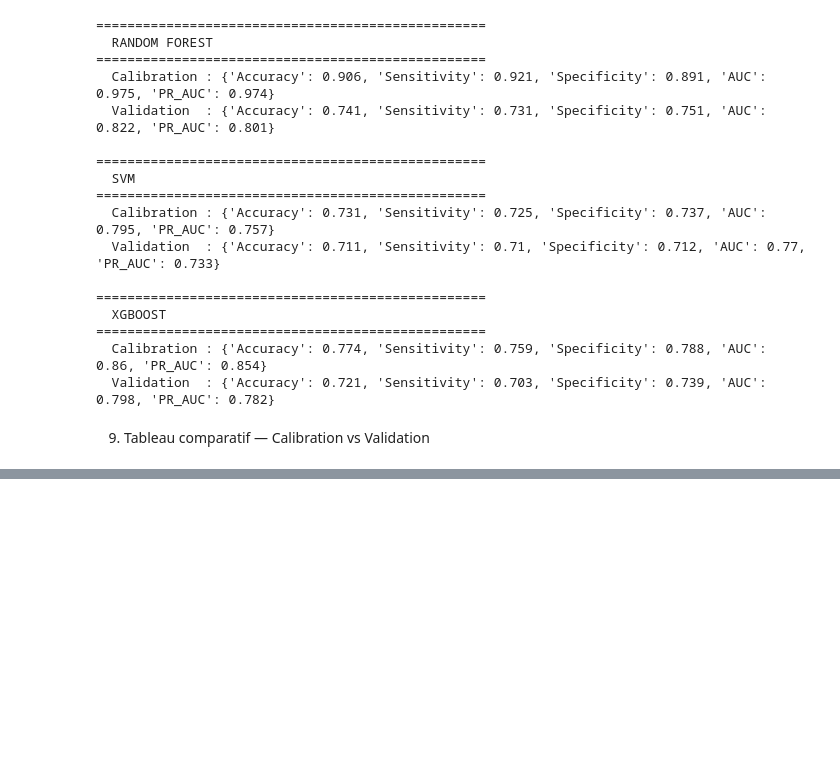
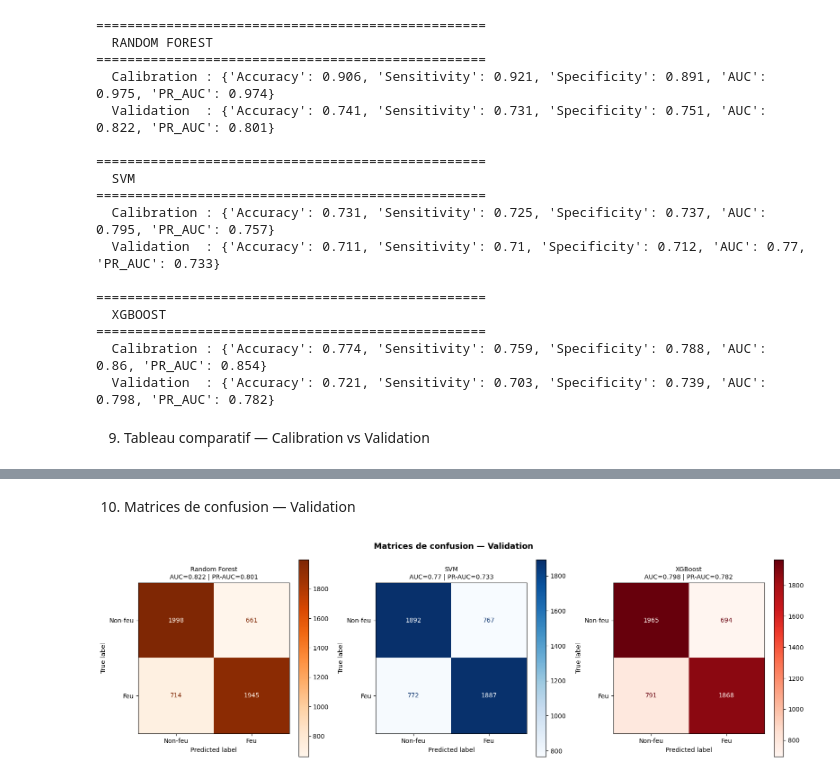
Before and after one commit to AbdelkarimElm/data-driven-wildfire-prediction-portugal, a Jupyter notebook: Reimplementation_Methods_Papers/CodeUthappa/wildfire_susceptibility_India.ipynb, the cells around one changed output, grey strips where cells are left out. Saved outputs shown, nothing was run; the diff lists cells and outputs as text; code cells hidden in the pictures; blank space fills up the shorter version.

Commit message:
Add metrics, confusion matrices and ROC curves

```diff
--- a/Reimplementation_Methods_Papers/CodeUthappa/wildfire_susceptibility_India.ipynb
+++ b/Reimplementation_Methods_Papers/CodeUthappa/wildfire_susceptibility_India.ipynb
@@ -239,3 +239,24 @@ for name, model in models.items():
   Validation  : {'Accuracy': 0.721, 'Sensitivity': 0.703, 'Specificity': 0.739, 'AUC': 0.798, 'PR_AUC': 0.782}
 # %% [markdown]
 9. Tableau comparatif — Calibration vs Validation
+# %%
+print("\n" + "="*75)
+print("  TABLE COMPARAISON — Calibration vs Validation")
+print("="*75)
+print(f"\n{'Phase':<15} {'Métrique':<15}", end="")
+for name in all_models:
+    print(f"{name:>16}", end="")
+print()
+print("-"*75)
+
+for phase, results in [("Calibration", results_calibration),
+                        ("Validation",  results_validation)]:
+    for m in metrics_list:
+        print(f"{phase:<15} {m:<15}", end="")
+        for name in all_models:
+            print(f"{results[name][m]:>16.3f}", end="")
+        print()
+    print("-"*75)
+
+print("\n  Référence papier (Uthappa et al.) :")
+print("  SVM AUC=0.974 | RF AUC=0.995 | XGB AUC=0.994")
@@ -241,0 +281,19 @@ for name, model in models.items():
+# %% [markdown]
+10. Matrices de confusion — Validation
+# %%
+fig, axes = plt.subplots(1, 3, figsize=(16, 5))
+fig.suptitle("Matrices de confusion — Validation", fontsize=13, fontweight='bold')
+
+for i, (name, model) in enumerate(trained_models.items()):
+    ConfusionMatrixDisplay.from_predictions(
+        y_test, model.predict(X_test_sc),
+        display_labels=['Non-feu', 'Feu'],
+        cmap=cmaps_cm[name], ax=axes[i]
+    )
+    val = results_validation[name]
+    axes[i].set_title(f"{name}\nAUC={val['AUC']} | PR-AUC={val['PR_AUC']}", fontsize=10)
+
+plt.tight_layout()
+plt.show()
+# %% [output]
+[figure, added]
```
Also changed, not shown: parts of 5 cells of this notebook.
